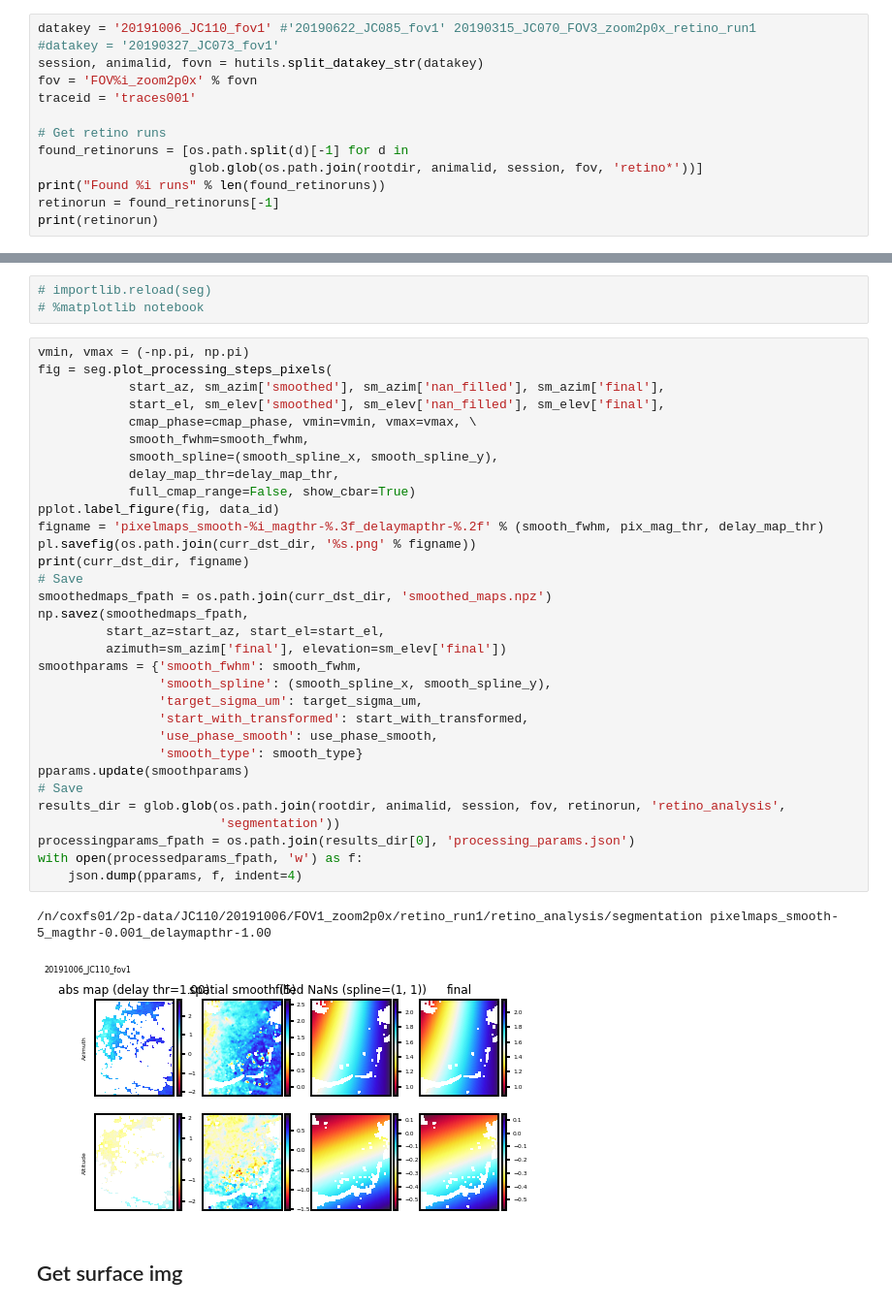
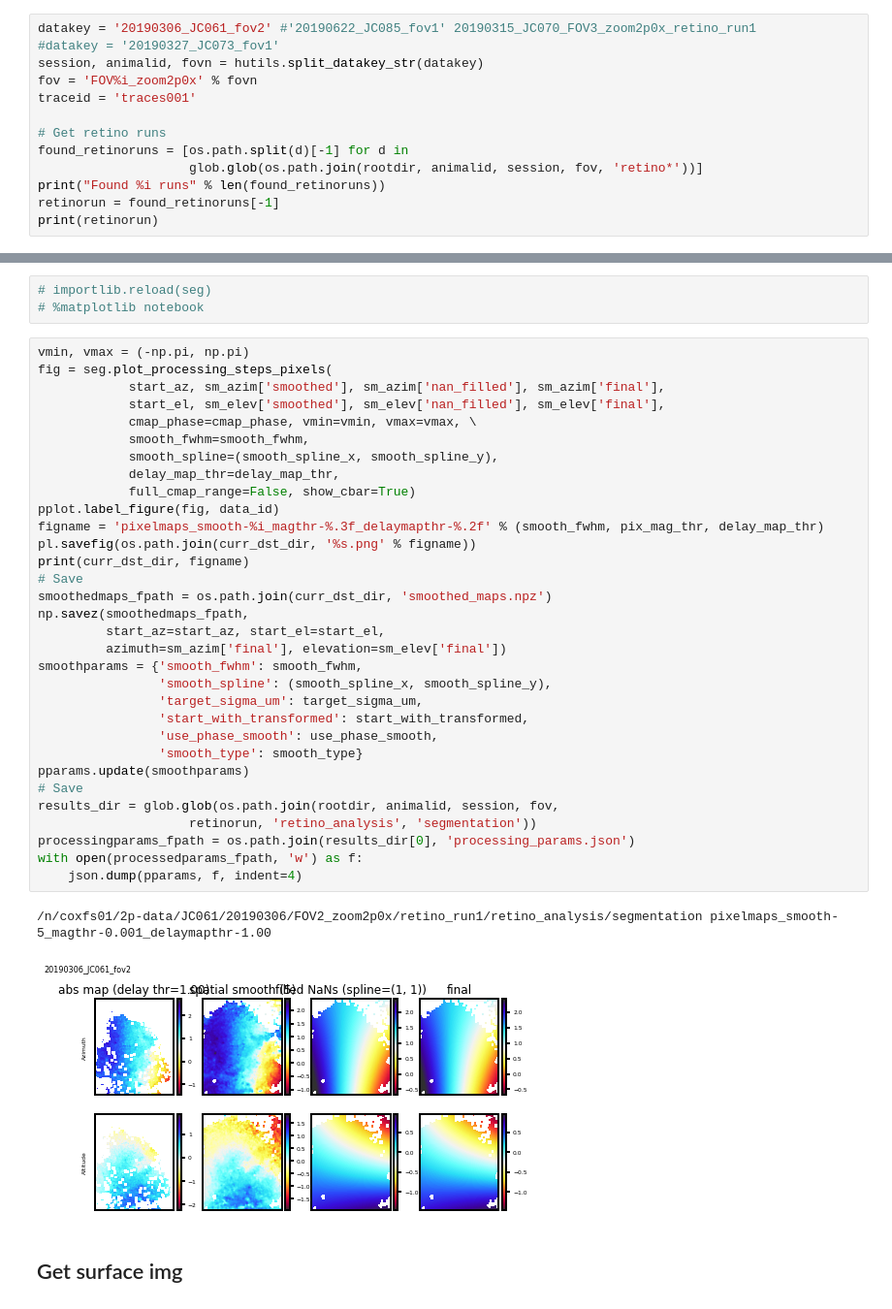
Before and after one commit to julianarhee/rat-2p-area-characterizations, a Jupyter notebook: analyze2p/retinotopy/identify_area_boundaries_2p.ipynb, the cells around one changed output, grey strips where cells are left out. Shown at 97% size. Saved outputs shown, nothing was run; the diff lists cells and outputs as text.

```diff
--- a/analyze2p/retinotopy/identify_area_boundaries_2p.ipynb
+++ b/analyze2p/retinotopy/identify_area_boundaries_2p.ipynb
@@ -150,7 +147,7 @@ interactive=True
 # %% [markdown]
 # Pick dataset
 # %%
-datakey = '20191006_JC110_fov1' #'20190622_JC085_fov1' 20190315_JC070_FOV3_zoom2p0x_retino_run1
+datakey = '20190306_JC061_fov2' #'20190622_JC085_fov1' 20190315_JC070_FOV3_zoom2p0x_retino_run1
 #datakey = '20190327_JC073_fov1'
 session, animalid, fovn = hutils.split_datakey_str(datakey)
 fov = 'FOV%i_zoom2p0x' % fovn
@@ -289,37 +306,37 @@ fillnan 0.8834218206599035 2.1728768336552386
 vmin, vmax = (-np.pi, np.pi)
 fig = seg.plot_processing_steps_pixels(
             start_az, sm_azim['smoothed'], sm_azim['nan_filled'], sm_azim['final'],
             start_el, sm_elev['smoothed'], sm_elev['nan_filled'], sm_elev['final'],
             cmap_phase=cmap_phase, vmin=vmin, vmax=vmax, \
             smooth_fwhm=smooth_fwhm,
             smooth_spline=(smooth_spline_x, smooth_spline_y),
             delay_map_thr=delay_map_thr,
             full_cmap_range=False, show_cbar=True)
 pplot.label_figure(fig, data_id)
 figname = 'pixelmaps_smooth-%i_magthr-%.3f_delaymapthr-%.2f' % (smooth_fwhm, pix_mag_thr, delay_map_thr)
 pl.savefig(os.path.join(curr_dst_dir, '%s.png' % figname))
 print(curr_dst_dir, figname)
 # Save
 smoothedmaps_fpath = os.path.join(curr_dst_dir, 'smoothed_maps.npz')
 np.savez(smoothedmaps_fpath,
          start_az=start_az, start_el=start_el,
          azimuth=sm_azim['final'], elevation=sm_elev['final'])
 smoothparams = {'smooth_fwhm': smooth_fwhm,
                 'smooth_spline': (smooth_spline_x, smooth_spline_y),
                 'target_sigma_um': target_sigma_um,
                 'start_with_transformed': start_with_transformed,
                 'use_phase_smooth': use_phase_smooth,
                 'smooth_type': smooth_type}
 pparams.update(smoothparams)
 # Save
-results_dir = glob.glob(os.path.join(rootdir, animalid, session, fov, retinorun, 'retino_analysis',
-                        'segmentation'))
+results_dir = glob.glob(os.path.join(rootdir, animalid, session, fov,
+                    retinorun, 'retino_analysis', 'segmentation'))
 processingparams_fpath = os.path.join(results_dir[0], 'processing_params.json')
 with open(processedparams_fpath, 'w') as f:
     json.dump(pparams, f, indent=4)
 # %% [output]
-/n/coxfs01/2p-data/JC110/20191006/FOV1_zoom2p0x/retino_run1/retino_analysis/segmentation pixelmaps_smooth-5_magthr-0.001_delaymapthr-1.00
+/n/coxfs01/2p-data/JC061/20190306/FOV2_zoom2p0x/retino_run1/retino_analysis/segmentation pixelmaps_smooth-5_magthr-0.001_delaymapthr-1.00
-[figure, old version]
+[figure, new version]
 # %% [markdown]
 ## Get surface img
 # %%
```
Also changed, not shown: parts of 24 cells of this notebook, 11 other files.
